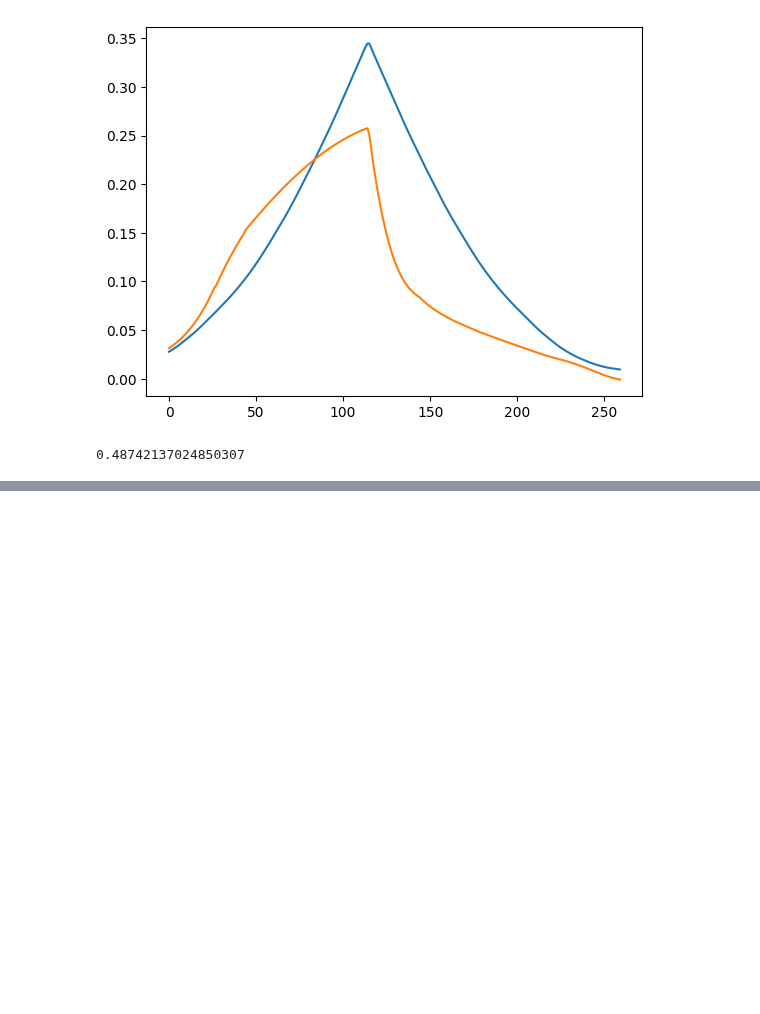
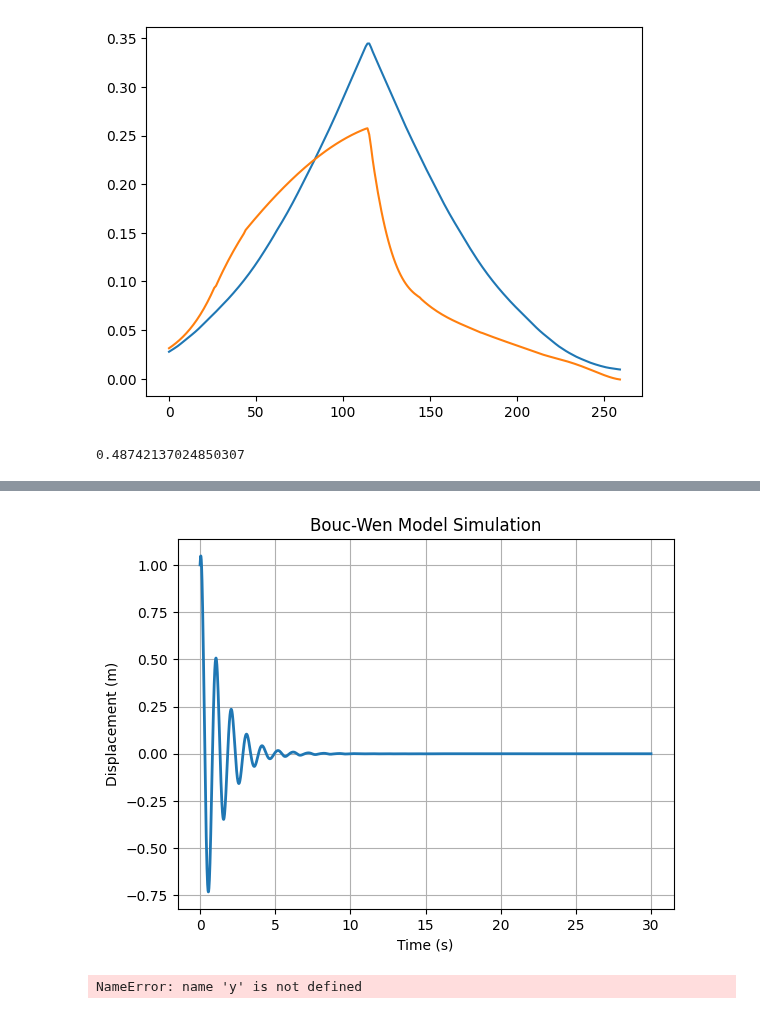
Before and after one commit to Jjineeq/hysteresis_curve, a Jupyter notebook: 23_03_30.ipynb, the cells around one changed output, grey strips where cells are left out. Saved outputs shown, nothing was run; the diff lists cells and outputs as text; code cells hidden in the pictures; blank space fills up the shorter version.

```diff
--- a/23_03_30.ipynb
+++ b/23_03_30.ipynb
@@ -186,0 +236,59 @@ r2_score(total.detach().numpy(), y_test.values)
+# %%
+import numpy as np
+import matplotlib.pyplot as plt
+from scipy.integrate import odeint
+
+# Set simulation parameters
+t_start = 0
+t_end = 30
+dt = 0.01
+t_span = np.arange(t_start, t_end+dt, dt)
+
+# Set system parameters
+xi = 0.1
+omega = 2*np.pi*1
+xp = 0.1
+k = 1
+h = 0.1
+n = 1.5
+theta = 0.1
+
+# Set initial conditions
+x0 = 1
+y0 = 2
+
+# Define external force function
+def ext_force(t):
+    if t <= 5:
+        return np.sin(2*np.pi*t)
+    elif t <= 10:
+        return np.sin(4*np.pi*t)
+    elif t <= 15:
+        return np.sin(6*np.pi*t)
+    else:
+        return np.sin(8*np.pi*t)
+
+# Define the Bouc-Wen equation
+def bouc_wen(x, t):
+    y = x[1]
+    x = x[0]
+    dxdt = np.zeros(2)
+    dxdt[0] = y
+    dxdt[1] = -2*xi*omega*y - omega**2*x + theta*ext_force(t)*(k/h)**(1/n)*abs(y)**(n-1)
+    return dxdt
+
+# Solve the equation numerically
+x = odeint(bouc_wen, [x0, y0], t_span)
+
+# Plot the results
+plt.plot(t_span, x[:,0], linewidth=2)
+plt.xlabel('Time (s)')
+plt.ylabel('Displacement (m)')
+plt.title('Bouc-Wen Model Simulation')
+plt.grid(True)
+plt.show()
+
+plt.scatter(x = x,y = y)
+# %% [output]
+[figure, added]
+NameError: name 'y' is not defined
```
Also changed, not shown: parts of 1 cell of this notebook, 1 other file.
